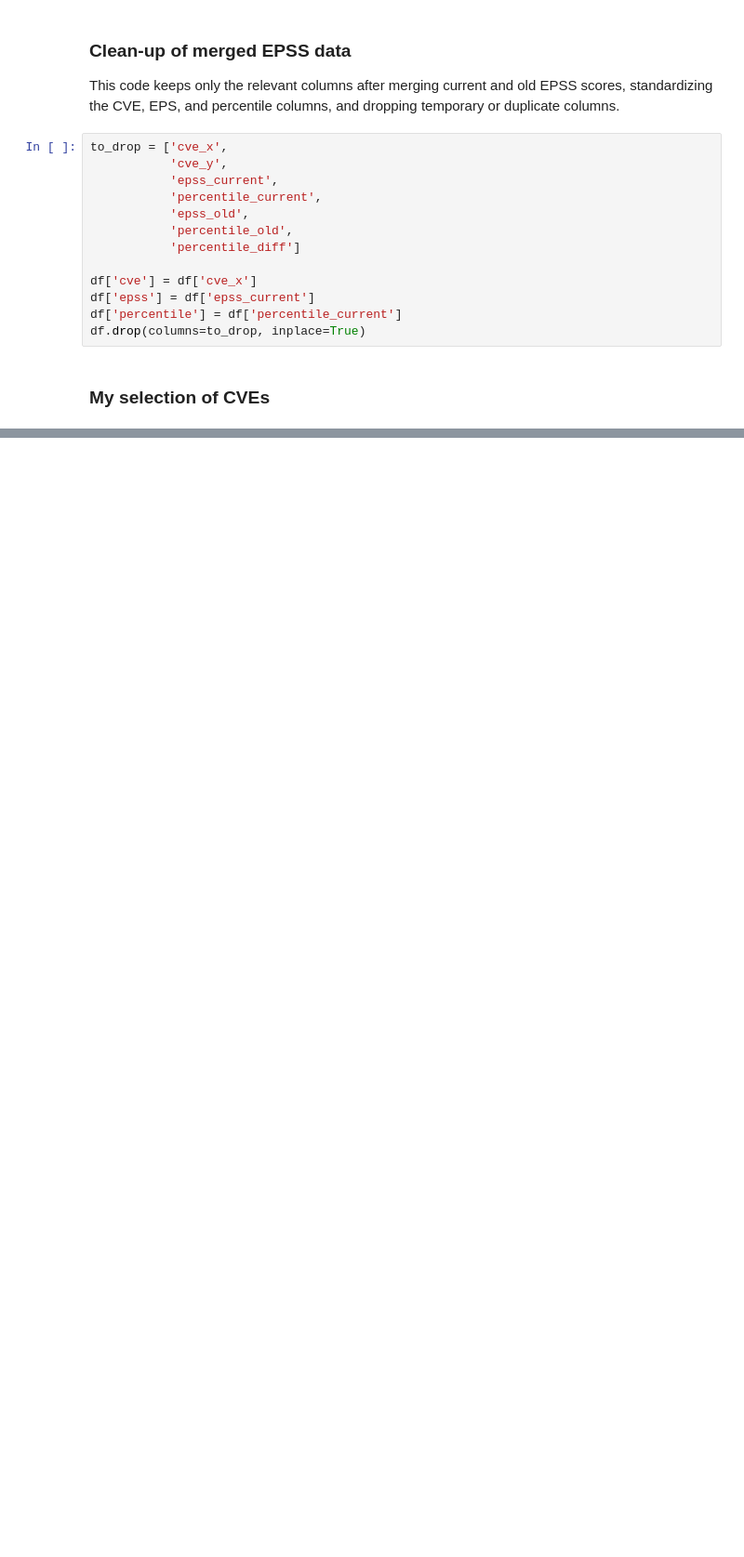
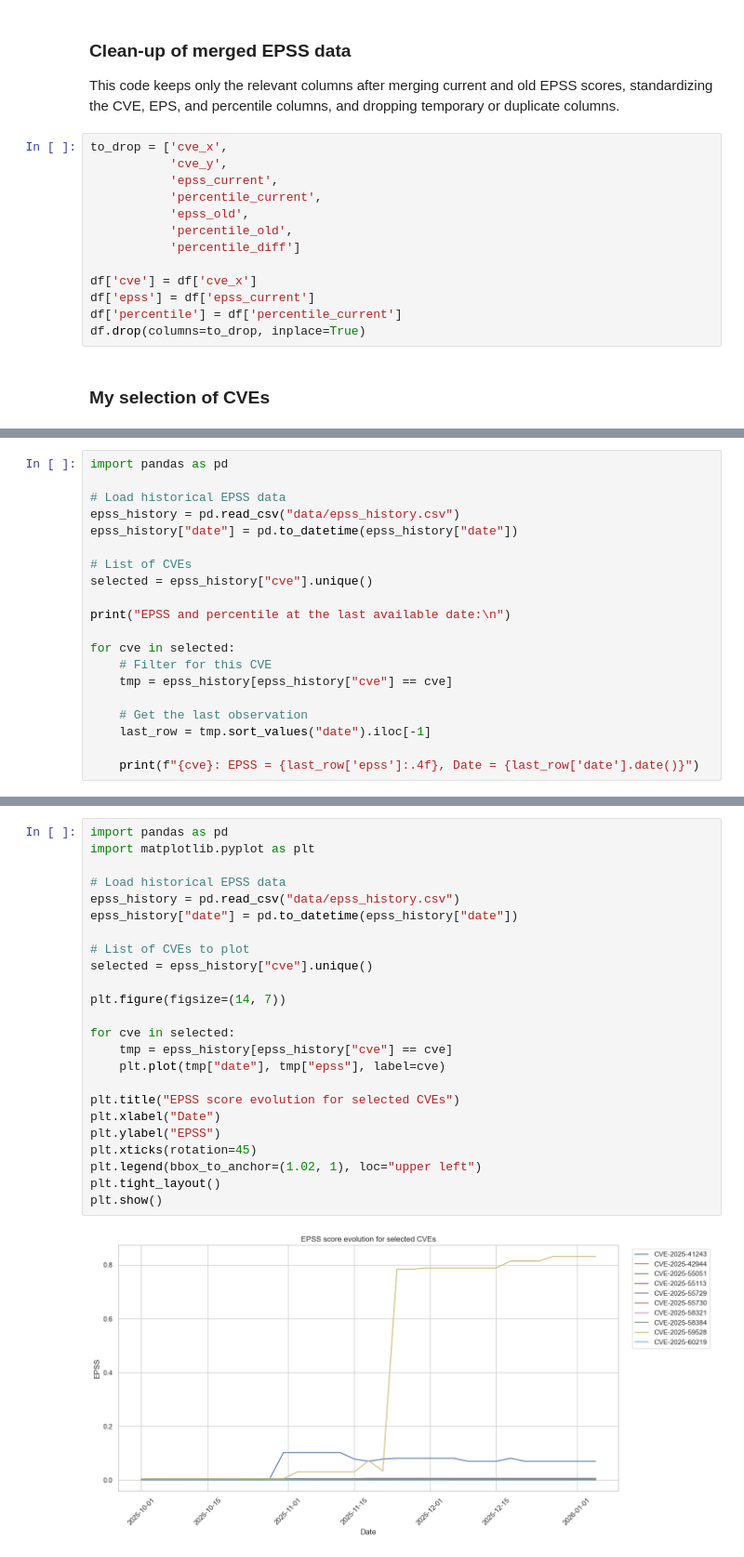
Before and after one commit to Gabriele-tomai00/505MI-LAB, a Jupyter notebook: 01_EPSS/LAB_EPSS.ipynb, the cells around one changed output, grey strips where cells are left out. Shown at 93% size. Saved outputs shown, nothing was run; the diff lists cells and outputs as text; blank space fills up the shorter version.

Commit message:
updated 01_EPSS with last results

```diff
--- a/01_EPSS/LAB_EPSS.ipynb
+++ b/01_EPSS/LAB_EPSS.ipynb
@@ -554,0 +600,20 @@ df[df['cve.id'].isin(selected)].to_csv(os.path.join(data_path, f'{nickname}.csv'
+# %%
+import pandas as pd
+
+# Load historical EPSS data
+epss_history = pd.read_csv("data/epss_history.csv")
+epss_history["date"] = pd.to_datetime(epss_history["date"])
+
+# List of CVEs
+selected = epss_history["cve"].unique()
+
+print("EPSS and percentile at the last available date:\n")
+
+for cve in selected:
+    # Filter for this CVE
+    tmp = epss_history[epss_history["cve"] == cve]
+
+    # Get the last observation
+    last_row = tmp.sort_values("date").iloc[-1]
+
+    print(f"{cve}: EPSS = {last_row['epss']:.4f}, Date = {last_row['date'].date()}")
@@ -554,0 +636,26 @@ df[df['cve.id'].isin(selected)].to_csv(os.path.join(data_path, f'{nickname}.csv'
+# %%
+import pandas as pd
+import matplotlib.pyplot as plt
+
+# Load historical EPSS data
+epss_history = pd.read_csv("data/epss_history.csv")
+epss_history["date"] = pd.to_datetime(epss_history["date"])
+
+# List of CVEs to plot
+selected = epss_history["cve"].unique()
+
+plt.figure(figsize=(14, 7))
+
+for cve in selected:
+    tmp = epss_history[epss_history["cve"] == cve]
+    plt.plot(tmp["date"], tmp["epss"], label=cve)
+
+plt.title("EPSS score evolution for selected CVEs")
+plt.xlabel("Date")
+plt.ylabel("EPSS")
+plt.xticks(rotation=45)
+plt.legend(bbox_to_anchor=(1.02, 1), loc="upper left")
+plt.tight_layout()
+plt.show()
+# %% [output]
+[figure, added]
```
Also changed, not shown: parts of 26 cells of this notebook, 2 other files.
